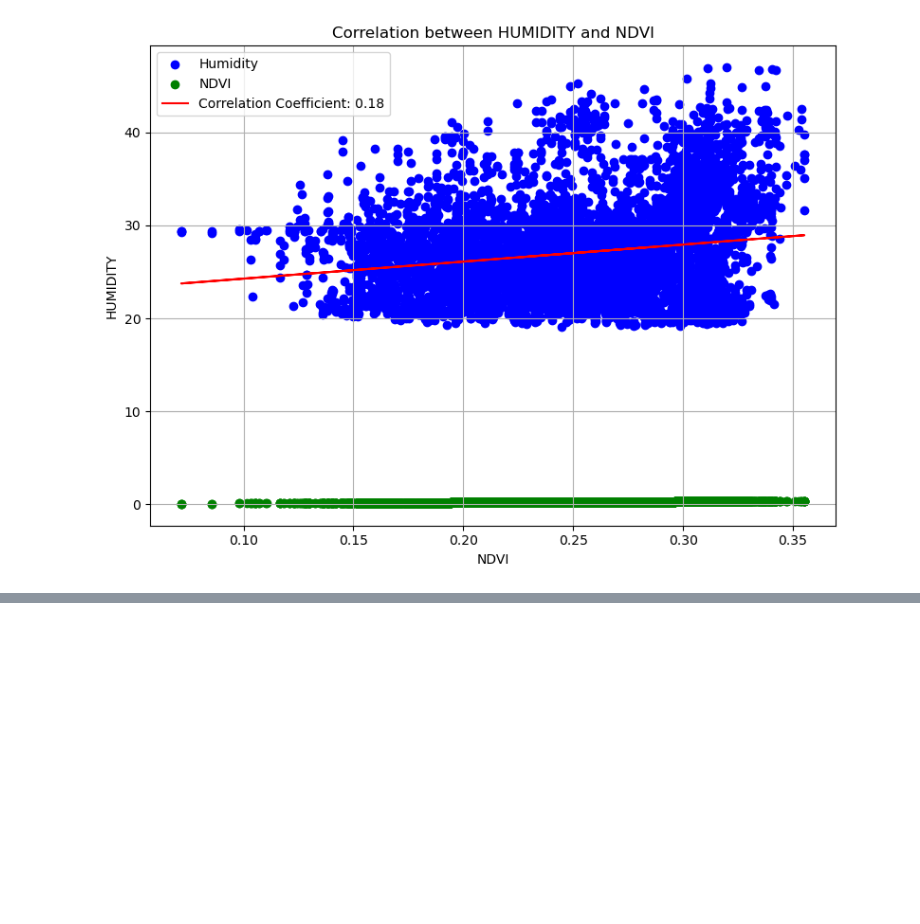
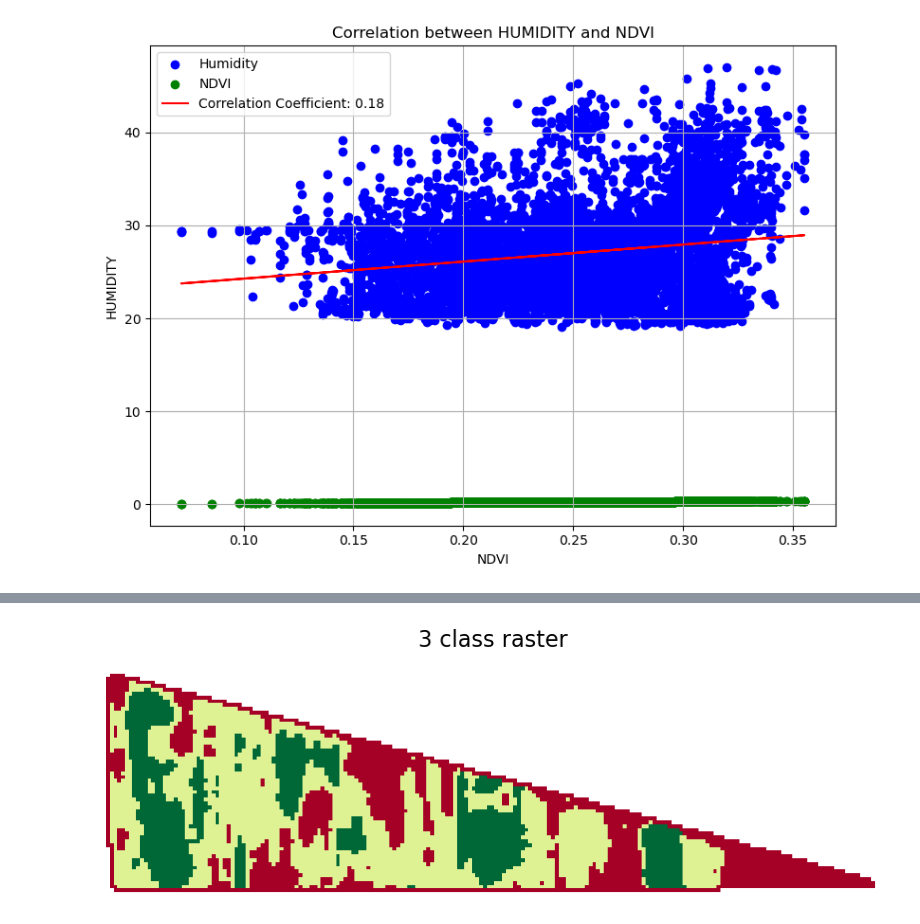
Before and after one commit to AntonioDonnangelo/Sunflower-Harvest-NDVI-Correlation-Analysis, a Jupyter notebook: CODE.ipynb, the cells around one changed output, grey strips where cells are left out. Cells and saved outputs as stored; diff of their text form; code cells hidden in the pictures; blank space fills up the shorter version.

Commit message:
Extra operations: generate a vector from interpolated data

```diff
--- a/CODE.ipynb
+++ b/CODE.ipynb
@@ -302,7 +305,7 @@ with rasterio.open(
 
 # Cut the raster with the polygon
 with rasterio.open(temp_raster_path) as src:
-    out_image, out_transform = mask(src, clip_gdf.geometry, crop=True, nodata=np.nan)
+    out_image, out_transform = rio_mask(src, clip_gdf.geometry, crop=True, nodata=np.nan)
     out_meta = src.meta.copy()
     # Set zero values as NaN
     out_image[out_image == 0] = np.nan
@@ -396,7 +399,7 @@ with rasterio.open(
     new_dataset.write(grid_z, 1)
 
 with rasterio.open(temp_raster_path) as src:
-    out_image, out_transform = mask(src, clip_gdf.geometry, crop=True, nodata=np.nan)
+    out_image, out_transform = rio_mask(src, clip_gdf.geometry, crop=True, nodata=np.nan)
     out_meta = src.meta.copy()
     out_image[out_image == 0] = np.nan
 
@@ -761,7 +764,7 @@ with rasterio.io.MemoryFile() as memfile:
         dataset.write(ndvi_result, 1)
 
         # Cut raster using our polygon
-        out_image, out_transform = mask(dataset, geometries, crop=True, nodata=np.nan)
+        out_image, out_transform = rio_mask(dataset, geometries, crop=True, nodata=np.nan)
         out_meta = dataset.meta.copy()
 
 # Update metadata of the cutted raster
@@ -911,0 +1046,5 @@ plt.show()
+# %%
+# Generate reclassified raster and vector of the field
+classMean = reclassify_and_create_shp('Resa_kg.tif', 'Borders.gpkg', 'reclassified_yield_raster.tif', 'reclassified_yield_shape.shp')
+# %% [output]
+[figure, added]
```
Also changed, not shown: parts of 5 cells of this notebook, 6 other files.
